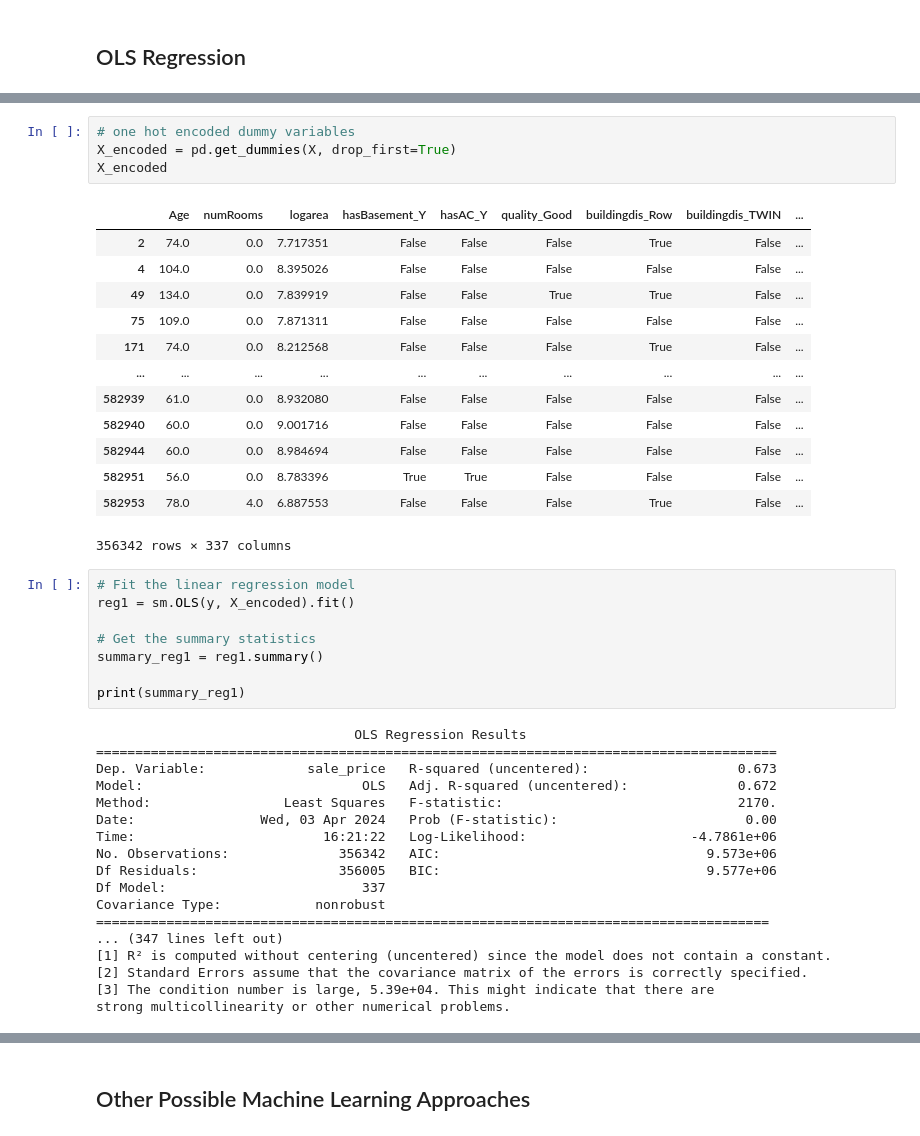
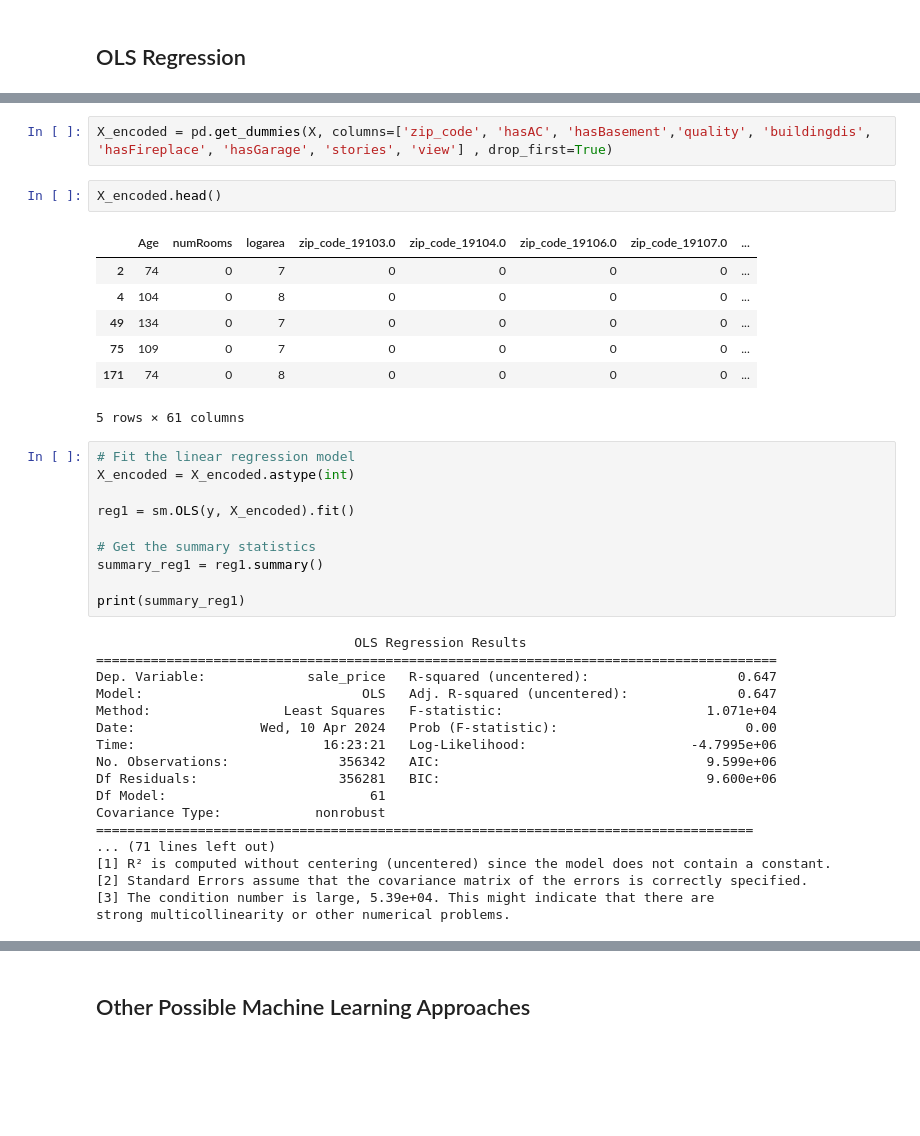
Before and after one commit to musa-5090-spring-2024/musa5090s24-team3-cama, a Jupyter notebook: eda/musa5090_data_science.ipynb, the cells around one changed output, grey strips where cells are left out. Drawn from its saved outputs; the diff is of its cells as text; blank space fills up the shorter version.

Commit message:
finalize the model and notebook

```diff
--- a/eda/musa5090_data_science.ipynb
+++ b/eda/musa5090_data_science.ipynb
@@ -162,23 +227,19 @@ X = X.dropna(subset=['zip_code'])
-# %%
-# one hot encoded dummy variables
-X_encoded = pd.get_dummies(X, drop_first=True)
-X_encoded
-# %% [output]
-|  | Age | numRooms | logarea | hasBasement_Y | hasAC_Y | quality_Good | buildingdis_Row | buildingdis_TWIN | ... |
-| 2 | 74.0 | 0.0 | 7.717351 | False | False | False | True | False | ... |
-| 4 | 104.0 | 0.0 | 8.395026 | False | False | False | False | False | ... |
-| 49 | 134.0 | 0.0 | 7.839919 | False | False | True | True | False | ... |
-| 75 | 109.0 | 0.0 | 7.871311 | False | False | False | False | False | ... |
-| 171 | 74.0 | 0.0 | 8.212568 | False | False | False | True | False | ... |
-| ... | ... | ... | ... | ... | ... | ... | ... | ... | ... |
-| 582939 | 61.0 | 0.0 | 8.932080 | False | False | False | False | False | ... |
-| 582940 | 60.0 | 0.0 | 9.001716 | False | False | False | False | False | ... |
-| 582944 | 60.0 | 0.0 | 8.984694 | False | False | False | False | False | ... |
-| 582951 | 56.0 | 0.0 | 8.783396 | True | True | False | False | False | ... |
-| 582953 | 78.0 | 4.0 | 6.887553 | False | False | False | True | False | ... |
-356342 rows × 337 columns
+# %%
+X_encoded = pd.get_dummies(X, columns=['zip_code', 'hasAC', 'hasBasement','quality', 'buildingdis', 'hasFireplace', 'hasGarage', 'stories', 'view'] , drop_first=True)
+# %%
+X_encoded.head()
+# %% [output]
+|  | Age | numRooms | logarea | zip_code_19103.0 | zip_code_19104.0 | zip_code_19106.0 | zip_code_19107.0 | ... |
+| 2 | 74 | 0 | 7 | 0 | 0 | 0 | 0 | ... |
+| 4 | 104 | 0 | 8 | 0 | 0 | 0 | 0 | ... |
+| 49 | 134 | 0 | 7 | 0 | 0 | 0 | 0 | ... |
+| 75 | 109 | 0 | 7 | 0 | 0 | 0 | 0 | ... |
+| 171 | 74 | 0 | 8 | 0 | 0 | 0 | 0 | ... |
+5 rows × 61 columns
 # %%
 # Fit the linear regression model
+X_encoded = X_encoded.astype(int)
+
 reg1 = sm.OLS(y, X_encoded).fit()
 
 # Get the summary statistics
@@ -188,17 +249,17 @@ print(summary_reg1)
 # %% [output]
                                  OLS Regression Results
 =======================================================================================
-Dep. Variable:             sale_price   R-squared (uncentered):                   0.673
-Model:                            OLS   Adj. R-squared (uncentered):              0.672
-Method:                 Least Squares   F-statistic:                              2170.
-Date:                Wed, 03 Apr 2024   Prob (F-statistic):                        0.00
-Time:                        16:21:22   Log-Likelihood:                     -4.7861e+06
-No. Observations:              356342   AIC:                                  9.573e+06
-Df Residuals:                  356005   BIC:                                  9.577e+06
-Df Model:                         337
+Dep. Variable:             sale_price   R-squared (uncentered):                   0.647
+Model:                            OLS   Adj. R-squared (uncentered):              0.647
+Method:                 Least Squares   F-statistic:                          1.071e+04
+Date:                Wed, 10 Apr 2024   Prob (F-statistic):                        0.00
+Time:                        16:23:21   Log-Likelihood:                     -4.7995e+06
+No. Observations:              356342   AIC:                                  9.599e+06
+Df Residuals:                  356281   BIC:                                  9.600e+06
+Df Model:                          61
 Covariance Type:            nonrobust
-======================================================================================
-... (347 lines left out)
+====================================================================================
+... (71 lines left out)
 [1] R² is computed without centering (uncentered) since the model does not contain a constant.
 [2] Standard Errors assume that the covariance matrix of the errors is correctly specified.
 [3] The condition number is large, 5.39e+04. This might indicate that there are
```
Also changed, not shown: parts of 10 cells of this notebook.
